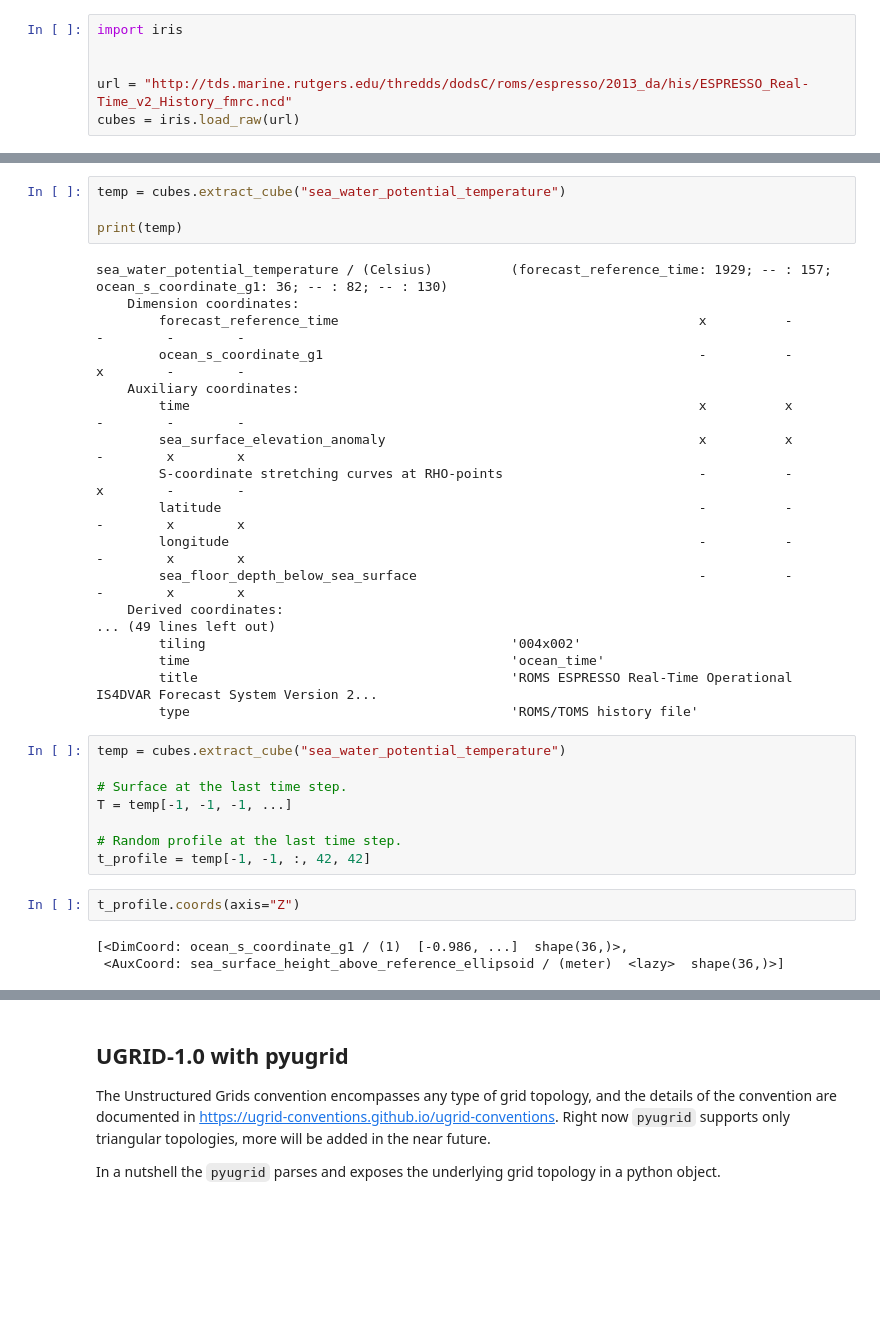
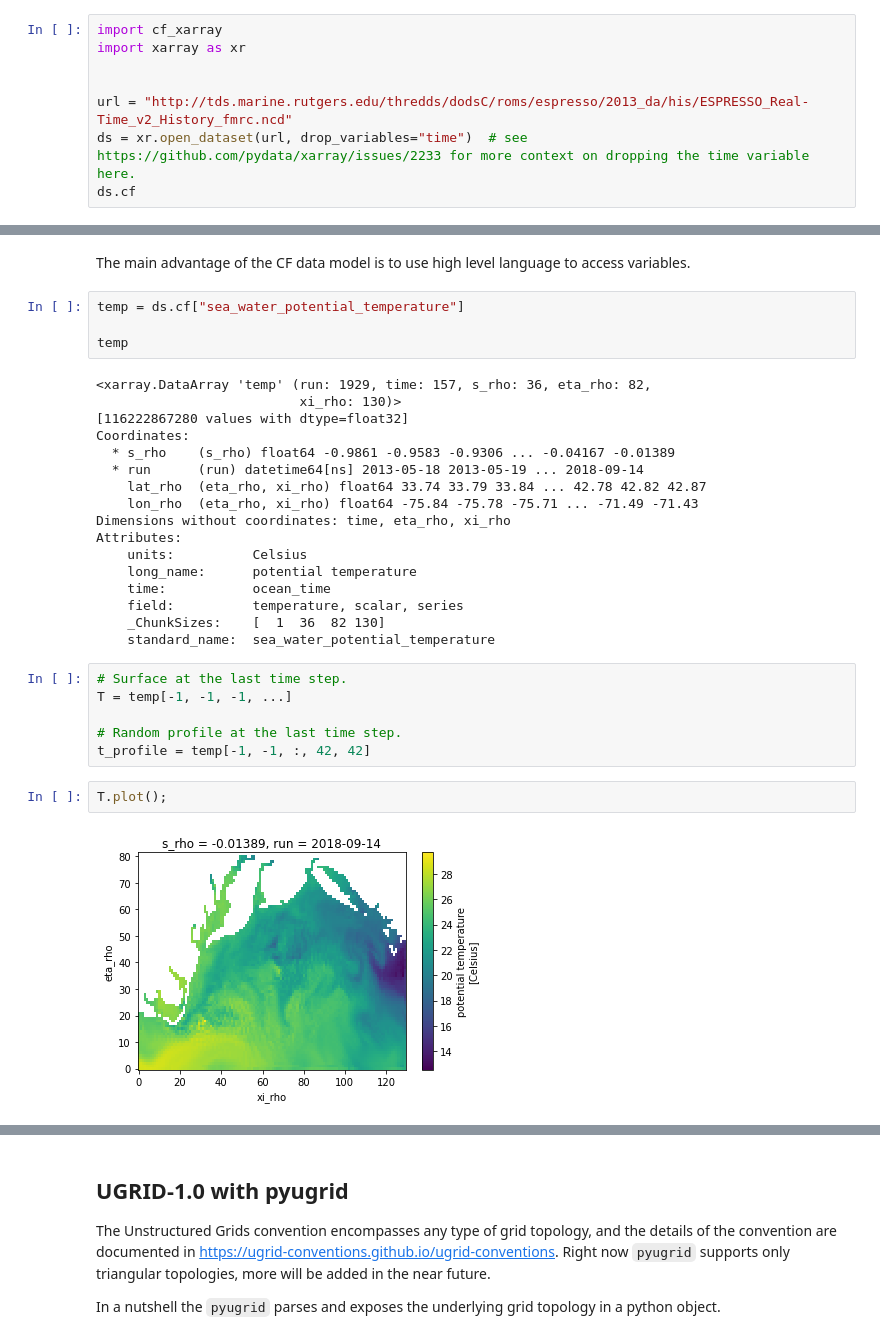
Before and after one commit to ioos/ioos_code_lab, a Jupyter notebook: jupyterbook/content/code_gallery/data_analysis_and_visualization_notebooks/2016-11-16-CF-UGRID-SGRID-conventions.ipynb, the cells around one changed output, grey strips where cells are left out. Drawn from its saved outputs; the diff is of its cells as text; blank space fills up the shorter version.

Commit message:
move to cf_xarray

```diff
--- a/jupyterbook/content/code_gallery/data_analysis_and_visualization_notebooks/2016-11-16-CF-UGRID-SGRID-conventions.ipynb
+++ b/jupyterbook/content/code_gallery/data_analysis_and_visualization_notebooks/2016-11-16-CF-UGRID-SGRID-conventions.ipynb
@@ -26,6 +20,8 @@ With iris you can:
 # %%
-import iris
+import cf_xarray
+import xarray as xr
 
 
 url = "http://tds.marine.rutgers.edu/thredds/dodsC/roms/espresso/2013_da/his/ESPRESSO_Real-Time_v2_History_fmrc.ncd"
-cubes = iris.load_raw(url)
+ds = xr.open_dataset(url, drop_variables="time")  # see https://github.com/pydata/xarray/issues/2233 for more context on dropping the time variable here.
+ds.cf
@@ -81,37 +71,35 @@ Requesting a vertical profile of temperature to see the `formula_terms` parsing
+# %% [markdown]
+The main advantage of the CF data model is to use high level language to access variables.
 # %%
-temp = cubes.extract_cube("sea_water_potential_temperature")
+temp = ds.cf["sea_water_potential_temperature"]
 
-print(temp)
+temp
 # %% [output]
-sea_water_potential_temperature / (Celsius)          (forecast_reference_time: 1929; -- : 157; ocean_s_coordinate_g1: 36; -- : 82; -- : 130)
-    Dimension coordinates:
-        forecast_reference_time                                              x          -                           -        -        -
-        ocean_s_coordinate_g1                                                -          -                           x        -        -
-    Auxiliary coordinates:
-        time                                                                 x          x                           -        -        -
-        sea_surface_elevation_anomaly                                        x          x                           -        x        x
-        S-coordinate stretching curves at RHO-points                         -          -                           x        -        -
-        latitude                                                             -          -                           -        x        x
-        longitude                                                            -          -                           -        x        x
-        sea_floor_depth_below_sea_surface                                    -          -                           -        x        x
-    Derived coordinates:
-... (49 lines left out)
-        tiling                                       '004x002'
-        time                                         'ocean_time'
-        title                                        'ROMS ESPRESSO Real-Time Operational IS4DVAR Forecast System Version 2...
-        type                                         'ROMS/TOMS history file'
+<xarray.DataArray 'temp' (run: 1929, time: 157, s_rho: 36, eta_rho: 82,
+                          xi_rho: 130)>
+[116222867280 values with dtype=float32]
+Coordinates:
+  * s_rho    (s_rho) float64 -0.9861 -0.9583 -0.9306 ... -0.04167 -0.01389
+  * run      (run) datetime64[ns] 2013-05-18 2013-05-19 ... 2018-09-14
+    lat_rho  (eta_rho, xi_rho) float64 33.74 33.79 33.84 ... 42.78 42.82 42.87
+    lon_rho  (eta_rho, xi_rho) float64 -75.84 -75.78 -75.71 ... -71.49 -71.43
+Dimensions without coordinates: time, eta_rho, xi_rho
+Attributes:
+    units:          Celsius
+    long_name:      potential temperature
+    time:           ocean_time
+    field:          temperature, scalar, series
+    _ChunkSizes:    [  1  36  82 130]
+    standard_name:  sea_water_potential_temperature
 # %%
-temp = cubes.extract_cube("sea_water_potential_temperature")
-
 # Surface at the last time step.
 T = temp[-1, -1, -1, ...]
 
 # Random profile at the last time step.
 t_profile = temp[-1, -1, :, 42, 42]
-# %%
-t_profile.coords(axis="Z")
-# %% [output]
-[<DimCoord: ocean_s_coordinate_g1 / (1)  [-0.986, ...]  shape(36,)>,
- <AuxCoord: sea_surface_height_above_reference_ellipsoid / (meter)  <lazy>  shape(36,)>]
+# %%
+T.plot();
+# %% [output]
+[figure, added]
 # %%
 import matplotlib.pyplot as plt
```
Also changed, not shown: parts of 20 cells of this notebook.
